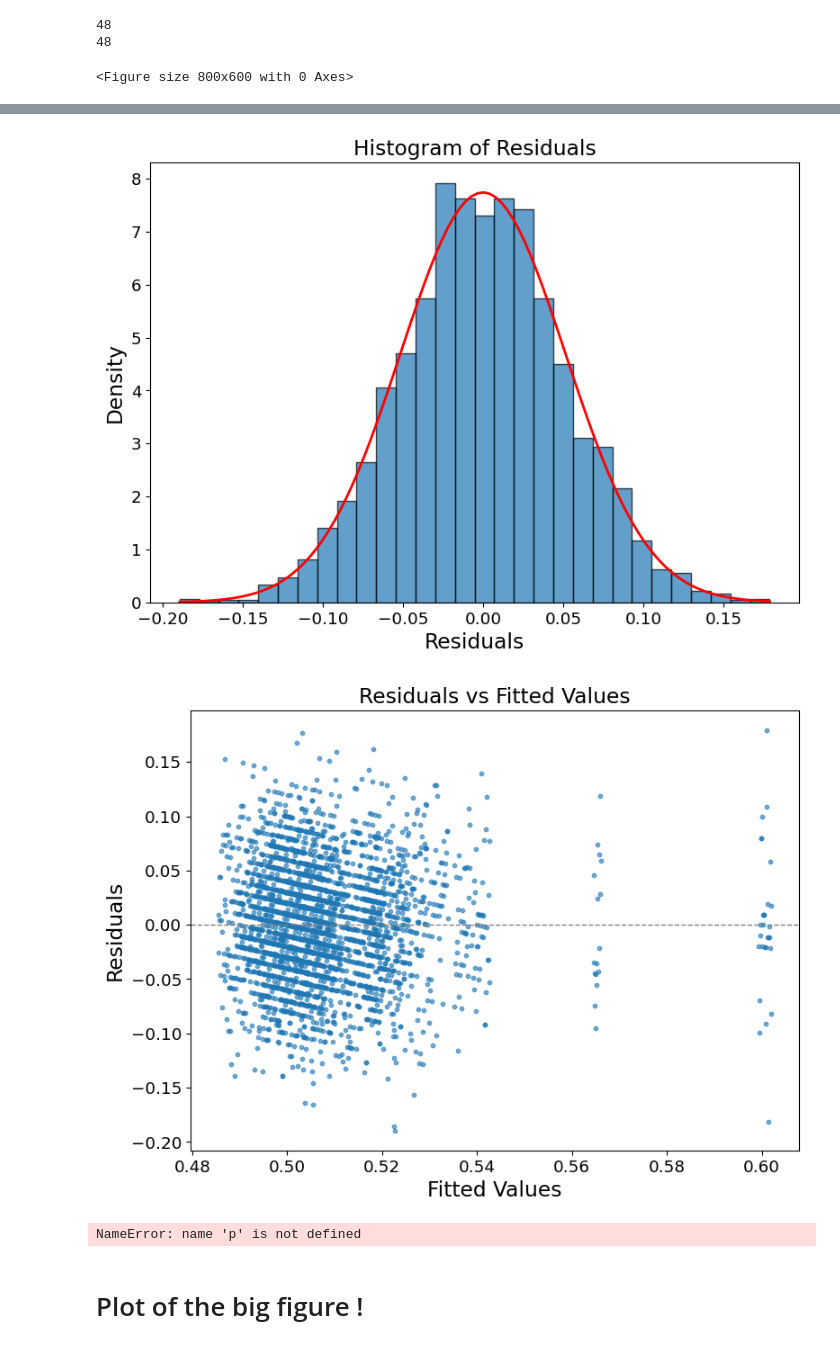
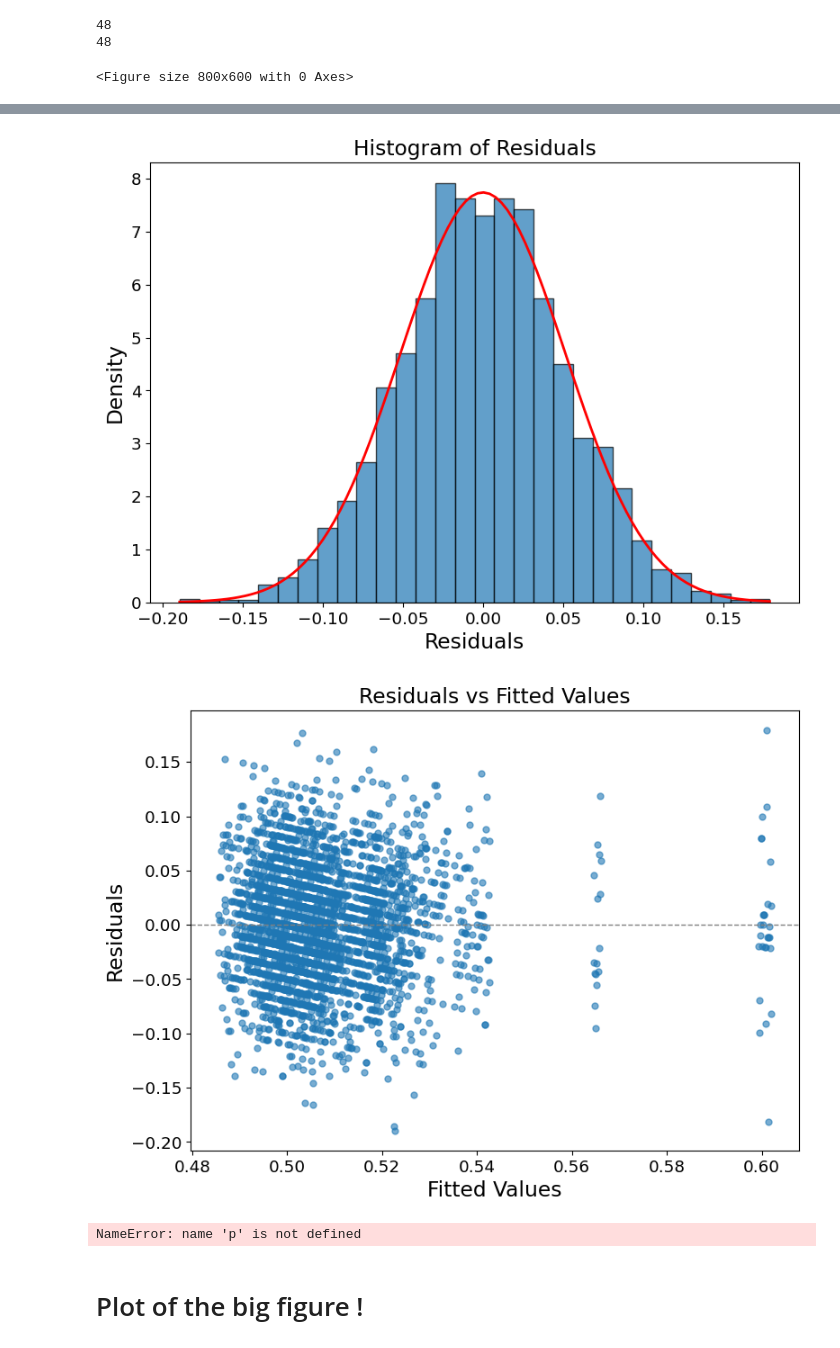
Before and after one commit to Tiddy-Fje/coin-data-regression, a Jupyter notebook: code/new_normal_thingy.ipynb, the cells around one changed output, grey strips where cells are left out. Cells and saved outputs as stored; diff of their text form; code cells hidden in the pictures.

```diff
--- a/code/new_normal_thingy.ipynb
+++ b/code/new_normal_thingy.ipynb
@@ -442,7 +542,7 @@ plt.show()
 
 # Residuals vs Fitted Values
 plt.figure(figsize=(8, 6))
-plt.scatter(fitted_values_complete, residuals_complete, alpha=0.6,s=10)
+plt.scatter(fitted_values_complete, residuals_complete, alpha=0.6)
 plt.axhline(0, color='gray', linestyle='--', linewidth=1)
 plt.title('Residuals vs Fitted Values')
 plt.xlabel('Fitted Values')
@@ -460,34 +560,34 @@ p_complete = X_complete.shape[1]
 
 # matrix H
 H_complete = W_complete @ X_complete @ np.linalg.inv(X_complete.T @ W_complete @ X_complete) @ X_complete.T @ W_complete
 leverage_complete = np.diag(H_complete)  # diagonal of H, the hjj's in the slides
 
 # Cook distance
 standardized_residuals_complete = residuals_complete / np.std(residuals_complete)
 cooks_d_complete= (standardized_residuals_complete**2 * leverage_complete) / (p * (1 - leverage_complete))
 # check :::: cooks_d = (standardized_residuals**2 * leverage) / (p * (1 - leverage)**2)
 
 # Threshold for Cook's Distance
 threshold_complete = 8 / (n_complete - 2 * p_complete)
 
 # Plot Cook's Distance
 plt.figure(figsize=(8, 6))
 plt.stem(np.arange(len(cooks_d_complete)), cooks_d_complete)
 plt.title("Cook's Distance for Influential Points")
 plt.xlabel("Observation Index")
 plt.ylabel("Cook's Distance")
 plt.axhline(y=threshold_complete, color='red', linestyle='--', label=f"Threshold (8/(n-2p)) = {threshold:.4f}")
 plt.legend()
 plt.tight_layout()
 plt.show()
 
 influential_points_complete = np.where(cooks_d_complete > threshold_complete)[0] # extreme points
 print(f"Influential points (index): {influential_points_complete}")
 # %% [output]
 <Figure size 800x600 with 0 Axes>
 [figure]
 [figure]
-[figure, old version]
+[figure, new version]
 NameError: name 'p' is not defined
 # %% [markdown]
 # Plot of the big figure !
```
Also changed, not shown: parts of 10 cells of this notebook, 3 other files.
